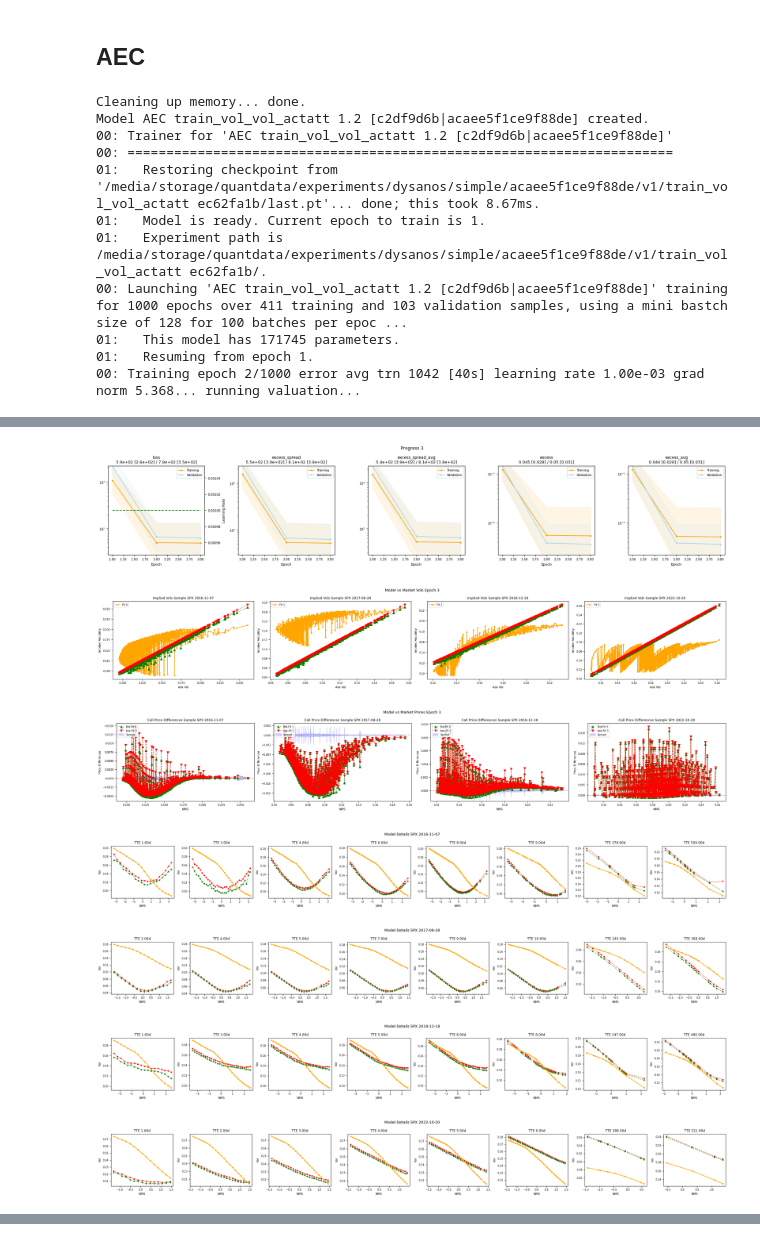
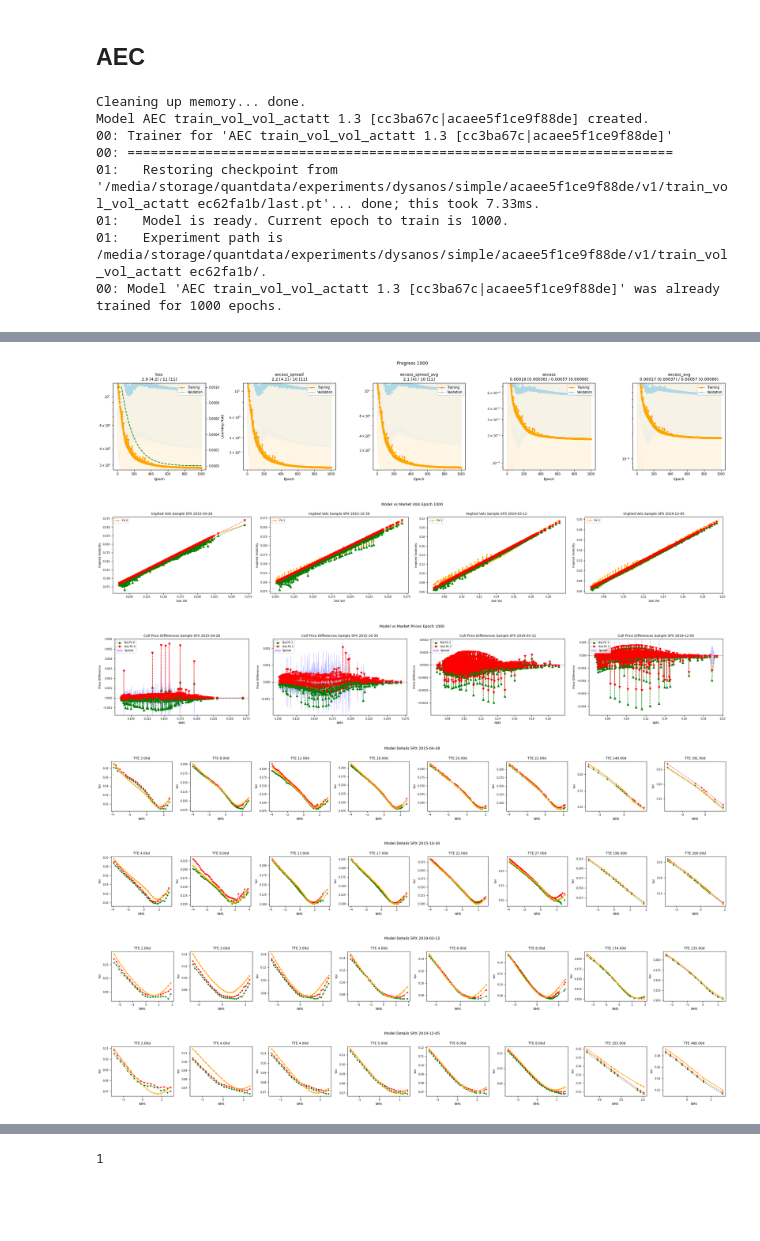
Before and after one commit to hansbuehler/quant_data, a Jupyter notebook: quantdata/dysanos/simple/aec/train_vol_vol_actatt.ipynb, the cells around one changed output, grey strips where cells are left out. Cells and saved outputs as stored; diff of their text form; code cells hidden in the pictures; blank space fills up the shorter version.

```diff
--- a/quantdata/dysanos/simple/aec/train_vol_vol_actatt.ipynb
+++ b/quantdata/dysanos/simple/aec/train_vol_vol_actatt.ipynb
@@ -62,37 +62,23 @@ aec_config = AEC.Config(
             activation = 'ReLU', # idea is to be sparse...?
         )
     ),
-    decoder = GatingDecoderFactory(
-        num_head = 16,
-        num_QK = 4,
-        V_config = FeedForward.Config(
-            num_depth = 2,
-            num_width = 32, # twice head
-            activation = 'Softplus',
-        ),
-        QK_config = FeedForward.Config(
-            num_depth = 1,
-            num_width = 4, # equal QK
-            activation = 'ReLU', # idea is to be sparse...?
-        ),
-        head_config = FeedForward.Config(
-            num_depth = 2,
-            num_width = 32, # twice head
+    decoder = SimpleDecoderFactory(
+        config = FeedForward.Config(
+            num_depth = 3,
+            num_width = 64,
             activation = 'Softplus',
         )
-    ),
+    )
 )
 
-run( ipynbname.name(), version="1.2", aec_config=aec_config, sampler=sampler, epochs = 1000, batch_per_epoch = 100, debug=False, val_batch_size=256 )
+
+run( ipynbname.name(), version="1.3", aec_config=aec_config, sampler=sampler, epochs = 1000, batch_per_epoch = 100, debug=False, val_batch_size=256 )
 # %% [output]
 Cleaning up memory... done.
-Model AEC train_vol_vol_actatt 1.2 [c2df9d6b|acaee5f1ce9f88de] created.
-00: Trainer for 'AEC train_vol_vol_actatt 1.2 [c2df9d6b|acaee5f1ce9f88de]'
+Model AEC train_vol_vol_actatt 1.3 [cc3ba67c|acaee5f1ce9f88de] created.
+00: Trainer for 'AEC train_vol_vol_actatt 1.3 [cc3ba67c|acaee5f1ce9f88de]'
 00: ======================================================================
-01:   Restoring checkpoint from '/media/storage/quantdata/experiments/dysanos/simple/acaee5f1ce9f88de/v1/train_vol_vol_actatt ec62fa1b/last.pt'... done; this took 8.67ms.
-01:   Model is ready. Current epoch to train is 1.
+01:   Restoring checkpoint from '/media/storage/quantdata/experiments/dysanos/simple/acaee5f1ce9f88de/v1/train_vol_vol_actatt ec62fa1b/last.pt'... done; this took 7.33ms.
+01:   Model is ready. Current epoch to train is 1000.
 01:   Experiment path is /media/storage/quantdata/experiments/dysanos/simple/acaee5f1ce9f88de/v1/train_vol_vol_actatt ec62fa1b/.
-00: Launching 'AEC train_vol_vol_actatt 1.2 [c2df9d6b|acaee5f1ce9f88de]' training for 1000 epochs over 411 training and 103 validation samples, using a mini bastch size of 128 for 100 batches per epoc ...
-01:   This model has 171745 parameters.
-01:   Resuming from epoch 1.
-00: Training epoch 2/1000 error avg trn 1042 [40s] learning rate 1.00e-03 grad norm 5.368... running valuation...
+00: Model 'AEC train_vol_vol_actatt 1.3 [cc3ba67c|acaee5f1ce9f88de]' was already trained for 1000 epochs.
@@ -109,7 +85,7 @@ V0502 22:20:50.528000 28607 torch/_dynamo/guards.py:4760] [2/2] [__recompiles]
-[figure, old version]
+[figure, new version]
-[figure, old version]
+[figure, new version]
-[figure, old version]
+[figure, new version]
-[figure, old version]
+[figure, new version]
-[figure, old version]
+[figure, new version]
-[figure, old version]
+[figure, new version]
-[figure, old version]
+[figure, new version]
@@ -117,0 +92,13 @@ V0502 22:20:50.528000 28607 torch/_dynamo/guards.py:4760] [2/2] [__recompiles]
+# %%
+
+@dataclass(frozen=True)
+class A:
+    a = 1
+
+    def f(self):
+        self.__dict__['c'] = 1
+a = A()
+a.f()
+a.c
+# %% [output]
+1
```
Also changed, not shown: parts of 3 cells of this notebook, 28 other files.
